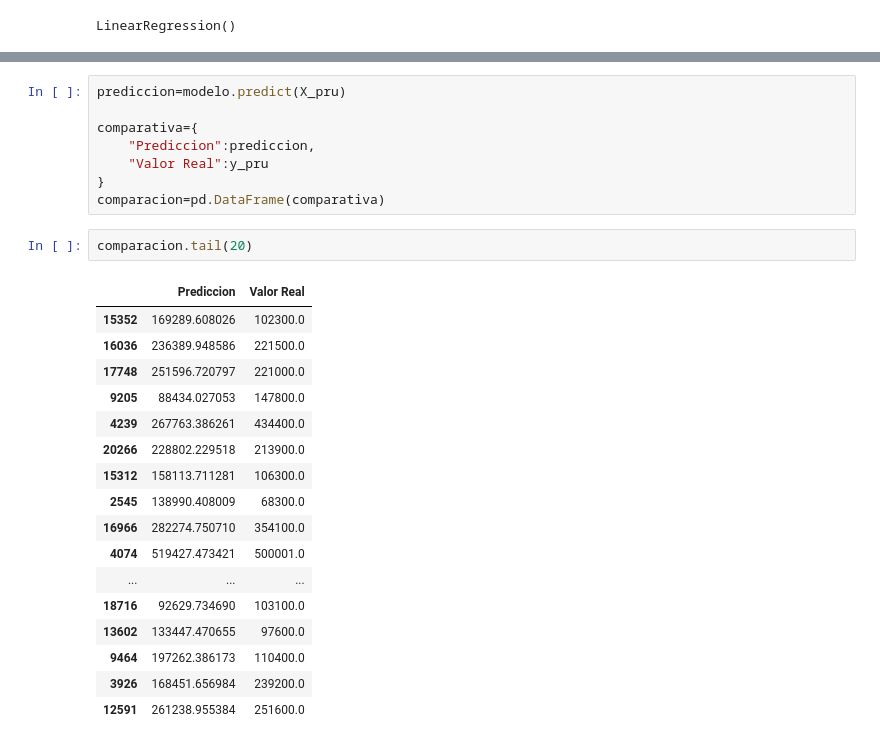
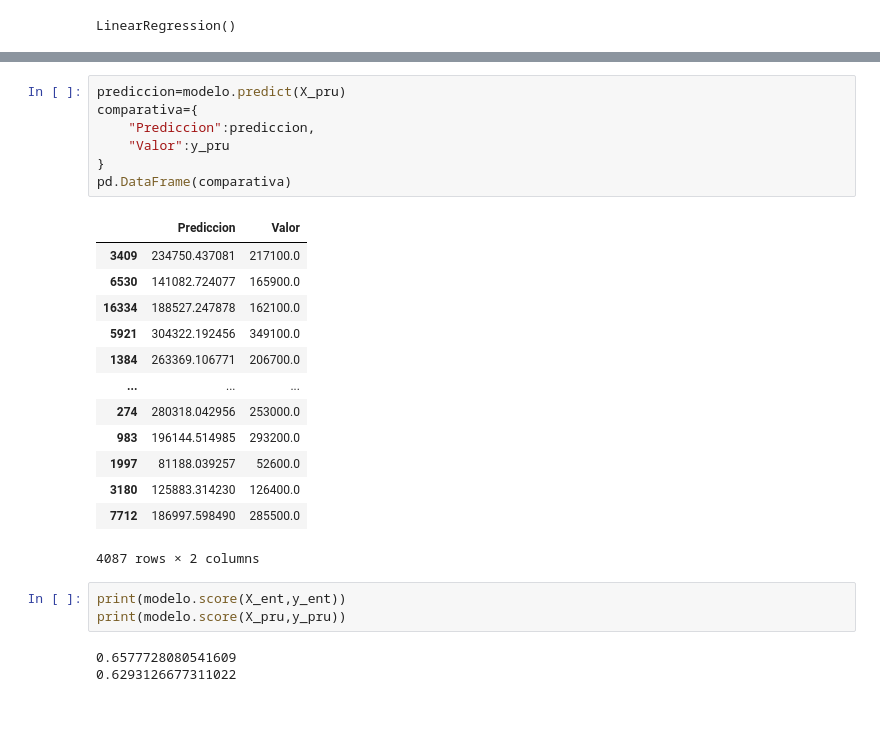
Before and after one commit to Mind0T/Entreno-code, a Jupyter notebook: python/inteligenciaArtificialDom/Casas_California/repaso.ipynb, the cells around one changed output, grey strips where cells are left out. Saved outputs shown, nothing was run; the diff lists cells and outputs as text; blank space fills up the shorter version.

```diff
--- a/python/inteligenciaArtificialDom/Casas_California/repaso.ipynb
+++ b/python/inteligenciaArtificialDom/Casas_California/repaso.ipynb
@@ -185,31 +163,30 @@ modelo.score(X_pru,y_pru)
 # %%
 prediccion=modelo.predict(X_pru)
-
 comparativa={
     "Prediccion":prediccion,
-    "Valor Real":y_pru
+    "Valor":y_pru
 }
-comparacion=pd.DataFrame(comparativa)
+pd.DataFrame(comparativa)
+# %% [output]
+|  | Prediccion | Valor |
+| 3409 | 234750.437081 | 217100.0 |
+| 6530 | 141082.724077 | 165900.0 |
+| 16334 | 188527.247878 | 162100.0 |
+| 5921 | 304322.192456 | 349100.0 |
+| 1384 | 263369.106771 | 206700.0 |
+| ... | ... | ... |
+| 274 | 280318.042956 | 253000.0 |
+| 983 | 196144.514985 | 293200.0 |
+| 1997 | 81188.039257 | 52600.0 |
+| 3180 | 125883.314230 | 126400.0 |
+| 7712 | 186997.598490 | 285500.0 |
+4087 rows × 2 columns
-# %%
-comparacion.tail(20)
-# %% [output]
-|  | Prediccion | Valor Real |
-| 15352 | 169289.608026 | 102300.0 |
-| 16036 | 236389.948586 | 221500.0 |
-| 17748 | 251596.720797 | 221000.0 |
-| 9205 | 88434.027053 | 147800.0 |
-| 4239 | 267763.386261 | 434400.0 |
-| 20266 | 228802.229518 | 213900.0 |
-| 15312 | 158113.711281 | 106300.0 |
-| 2545 | 138990.408009 | 68300.0 |
-| 16966 | 282274.750710 | 354100.0 |
-| 4074 | 519427.473421 | 500001.0 |
-| ... | ... | ... |
-| 18716 | 92629.734690 | 103100.0 |
-| 13602 | 133447.470655 | 97600.0 |
-| 9464 | 197262.386173 | 110400.0 |
-| 3926 | 168451.656984 | 239200.0 |
-| 12591 | 261238.955384 | 251600.0 |
+# %%
+print(modelo.score(X_ent,y_ent))
+print(modelo.score(X_pru,y_pru))
+# %% [output]
+0.6577728080541609
+0.6293126677311022
 # %%
 from sklearn.metrics import mean_squared_error
 mse=mean_squared_error(y_pru,prediccion)
```
Also changed, not shown: parts of 19 cells of this notebook, 18 other files.
